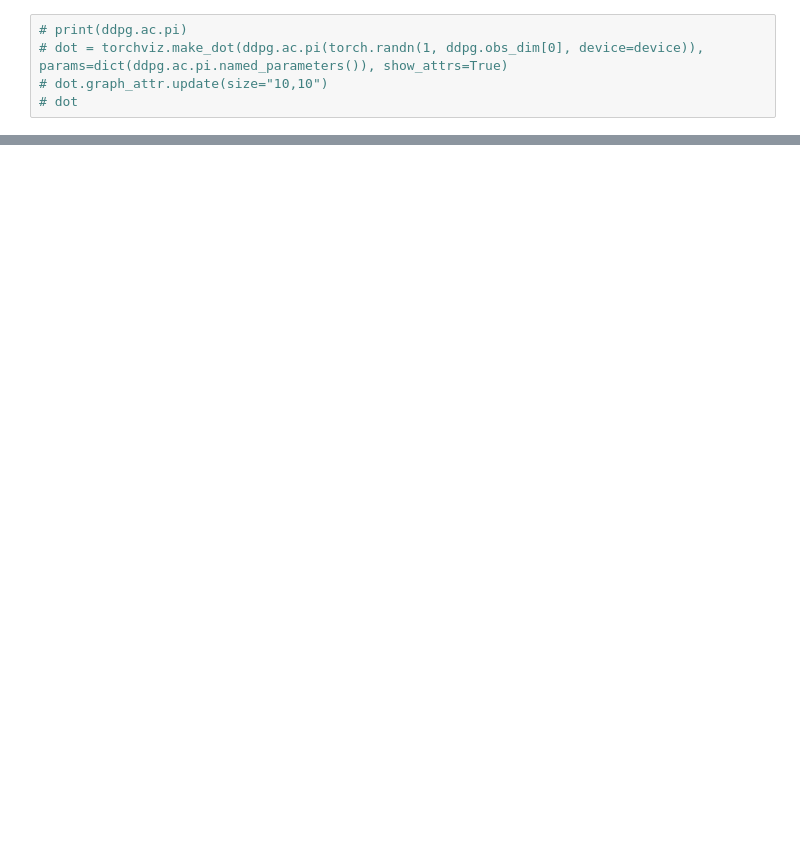
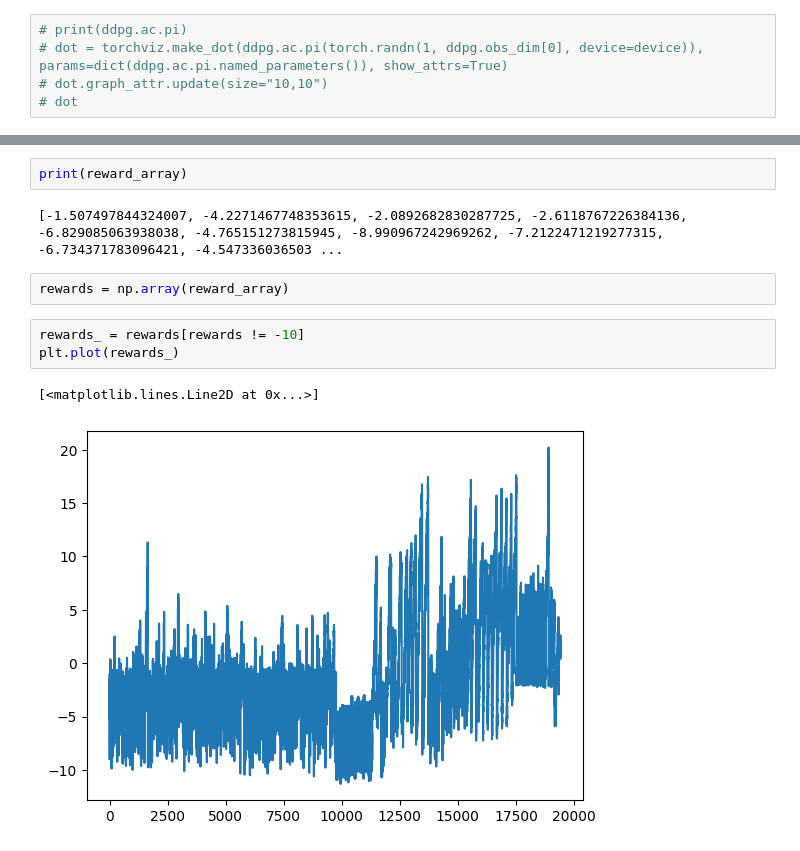
Before and after one commit to alibaniasad1999/DGDDPG, a Jupyter notebook: Code/DDPG_TBP.ipynb, the cells around one changed output, grey strips where cells are left out. Saved outputs shown, nothing was run; the diff lists cells and outputs as text; blank space fills up the shorter version.

```diff
--- a/Code/DDPG_TBP.ipynb
+++ b/Code/DDPG_TBP.ipynb
@@ -573,0 +651,12 @@ update
+# %%
+print(reward_array)
+# %% [output]
+[-1.507497844324007, -4.2271467748353615, -2.0892682830287725, -2.6118767226384136, -6.829085063938038, -4.765151273815945, -8.990967242969262, -7.2122471219277315, -6.734371783096421, -4.547336036503 ...
+# %%
+rewards = np.array(reward_array)
+# %%
+rewards_ = rewards[rewards != -10]
+plt.plot(rewards_)
+# %% [output]
+[<matplotlib.lines.Line2D at 0x...>]
+[figure, added]
```
Also changed, not shown: parts of 9 cells of this notebook, 6 other files.
